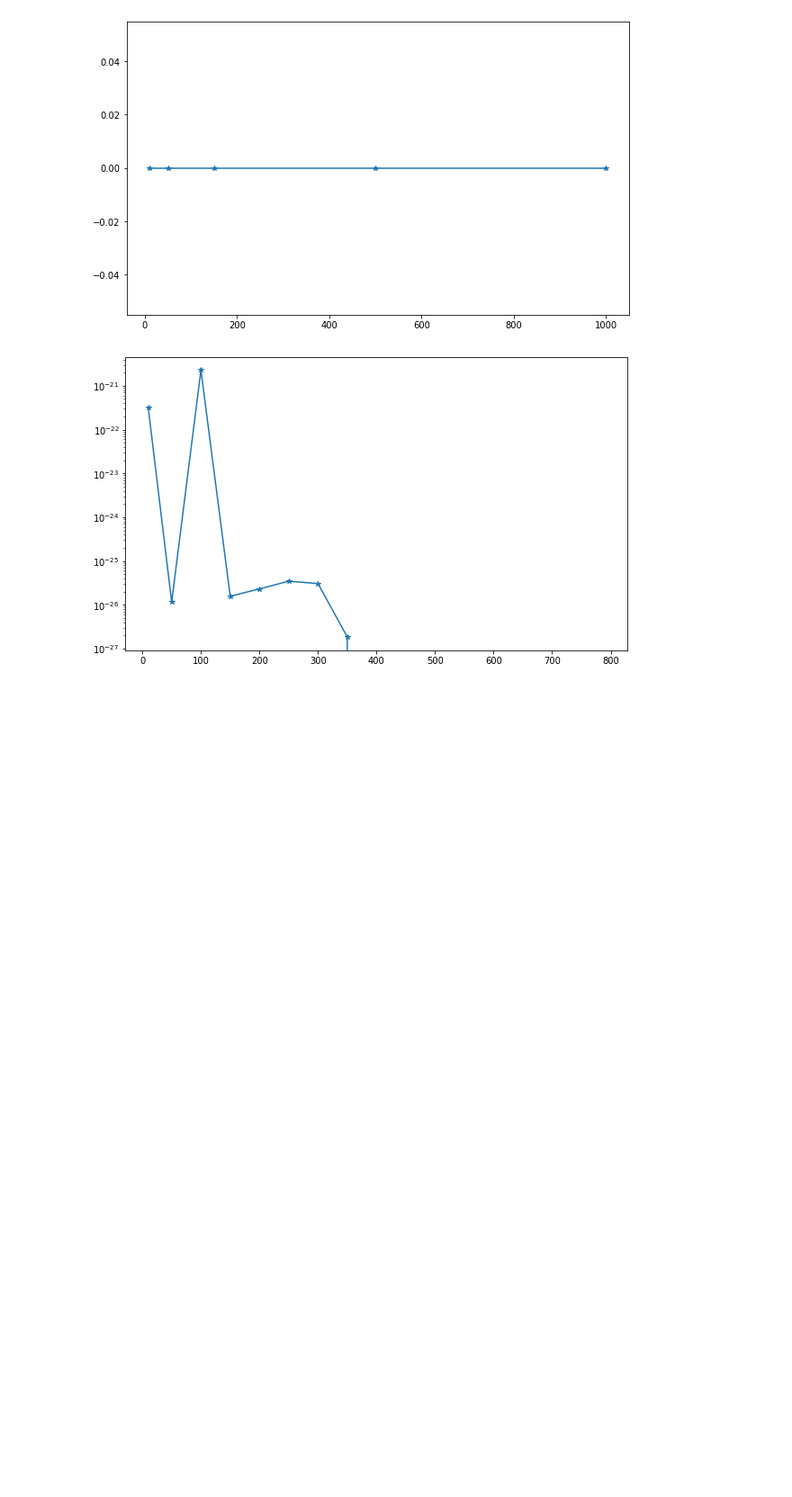
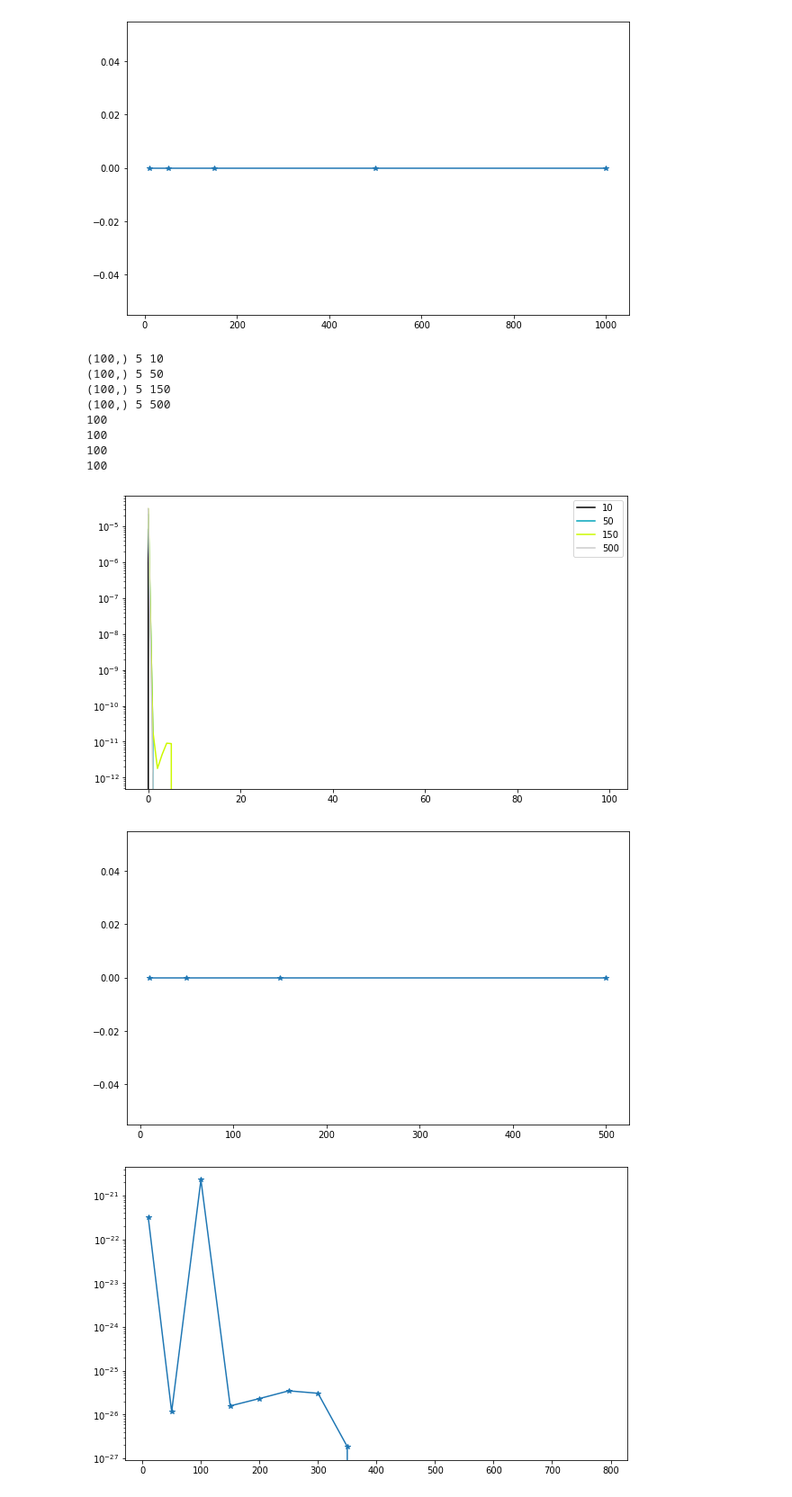
Before and after one commit to jpcosec/CNN_distilation, a Jupyter notebook: viz.ipynb, the cells around one changed output. Shown at 90% size. Saved outputs shown, nothing was run; the diff lists cells and outputs as text; code cells hidden in the pictures; blank space fills up the shorter version.

```diff
--- a/viz.ipynb
+++ b/viz.ipynb
@@ -10,10 +10,10 @@ import pandas as pd
 
 
 
-def load_training_data(n_exp=5,
+def load_training_data(n_exp=6,
                     n_epochs=100,
-                    folder="exp3/",
-                    units=[10, 50, 100, 150, 200, 250, 300, 350, 400, 450, 500, 780, 790]
+                    folder="exp-7n/",
+                    units=[10,50,150,500,1000]#[10, 50, 100, 150, 200, 250, 300, 350, 400, 450, 500, 780, 790]
                       ):
 
         terminal=[]
@@ -121,6 +103,22 @@ convergence_plot(convergences,folder=folder)
 100
 [figure]
 [figure]
+# %%
+folder="exp-7/"
+data,convergences=load_training_data(units=[10,50,150,500],folder=folder,n_exp=6)
+plot_train(data,folder)
+convergence_plot(convergences,folder=folder)
+# %% [output]
+(100,) 5 10
+(100,) 5 50
+(100,) 5 150
+(100,) 5 500
+100
+100
+100
+100
+[figure, added]
+[figure, added]
 # %%
 # %% [output]
 [figure]
```
Also changed, not shown: parts of 1 cell of this notebook, 1 other file.
